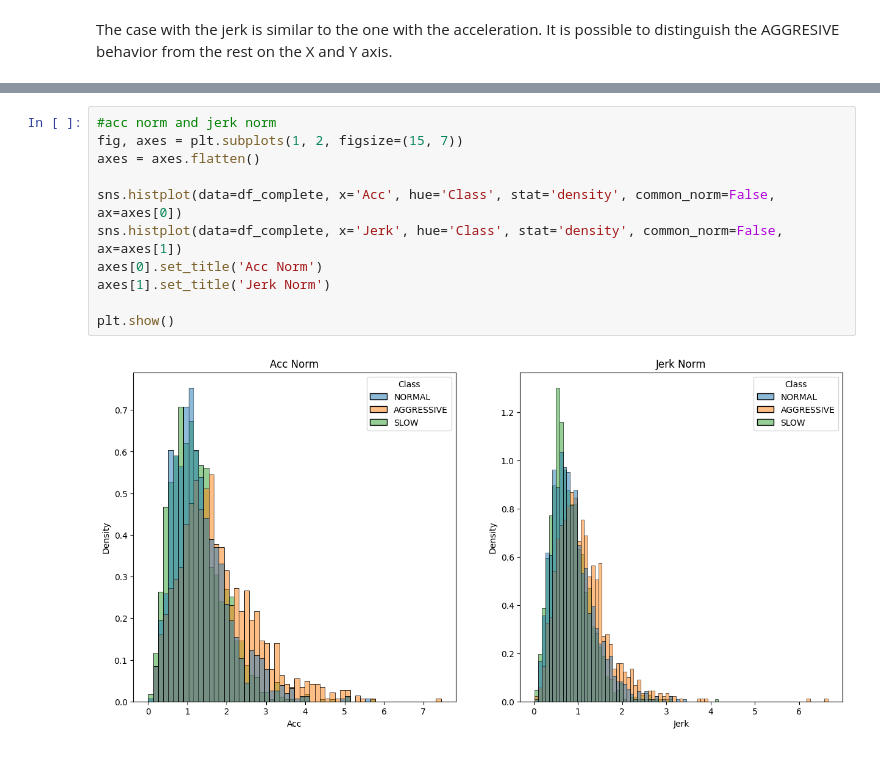
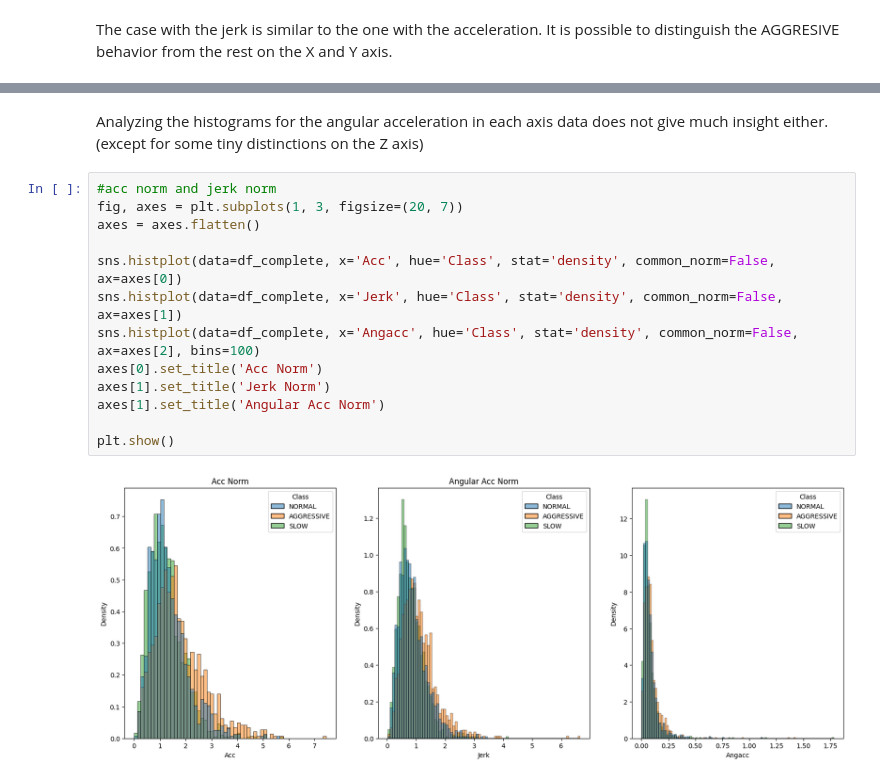
Before and after one commit to aurvantGitHub/driving_behavior, a Jupyter notebook: main.ipynb, the cells around one changed output, grey strips where cells are left out. Cells and saved outputs as stored; diff of their text form.

Commit message:
ang acc histograms

```diff
--- a/main.ipynb
+++ b/main.ipynb
@@ -470,13 +490,17 @@ The case with the jerk is similar to the one with the acceleration. It is possib
+# %% [markdown]
+Analyzing the histograms for the angular acceleration in each axis data does not give much insight either.(except for some tiny distinctions on the Z axis)
 # %%
 #acc norm and jerk norm
-fig, axes = plt.subplots(1, 2, figsize=(15, 7))
+fig, axes = plt.subplots(1, 3, figsize=(20, 7))
 axes = axes.flatten()
 
 sns.histplot(data=df_complete, x='Acc', hue='Class', stat='density', common_norm=False, ax=axes[0])
 sns.histplot(data=df_complete, x='Jerk', hue='Class', stat='density', common_norm=False, ax=axes[1])
+sns.histplot(data=df_complete, x='Angacc', hue='Class', stat='density', common_norm=False, ax=axes[2], bins=100)
 axes[0].set_title('Acc Norm')
 axes[1].set_title('Jerk Norm')
+axes[1].set_title('Angular Acc Norm')
 
 plt.show()
 # %% [output]
-[figure, old version]
+[figure, new version]
```
Also changed, not shown: parts of 5 cells of this notebook.
